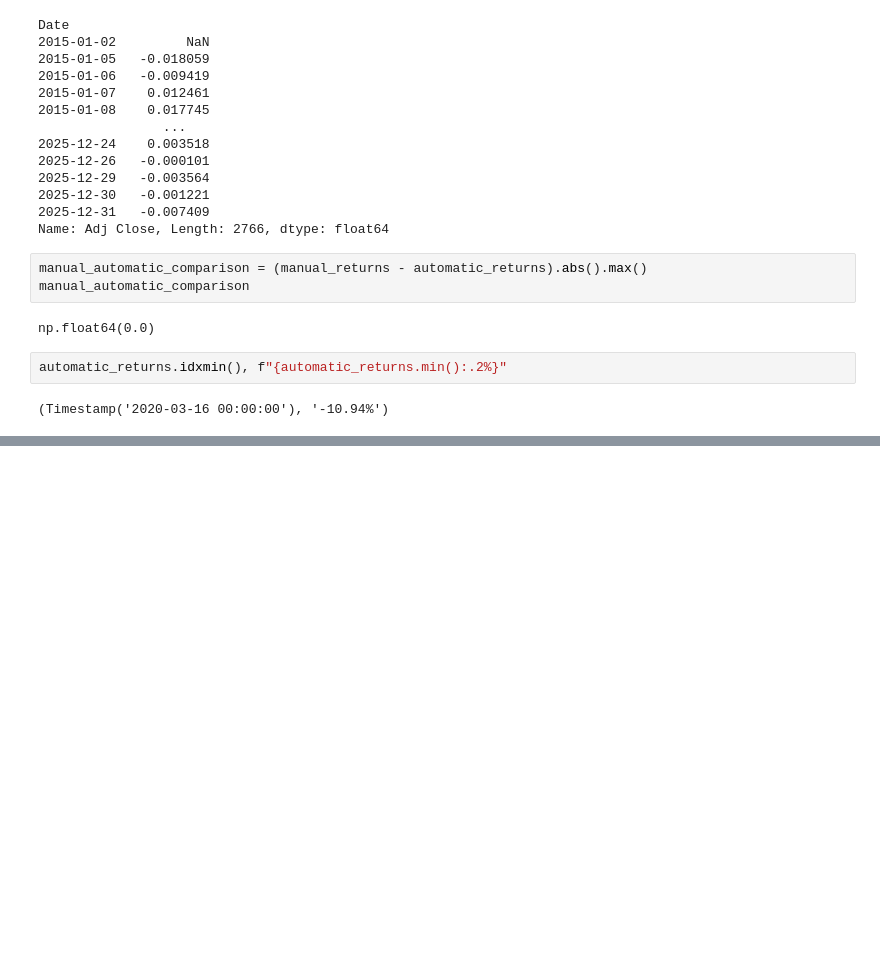
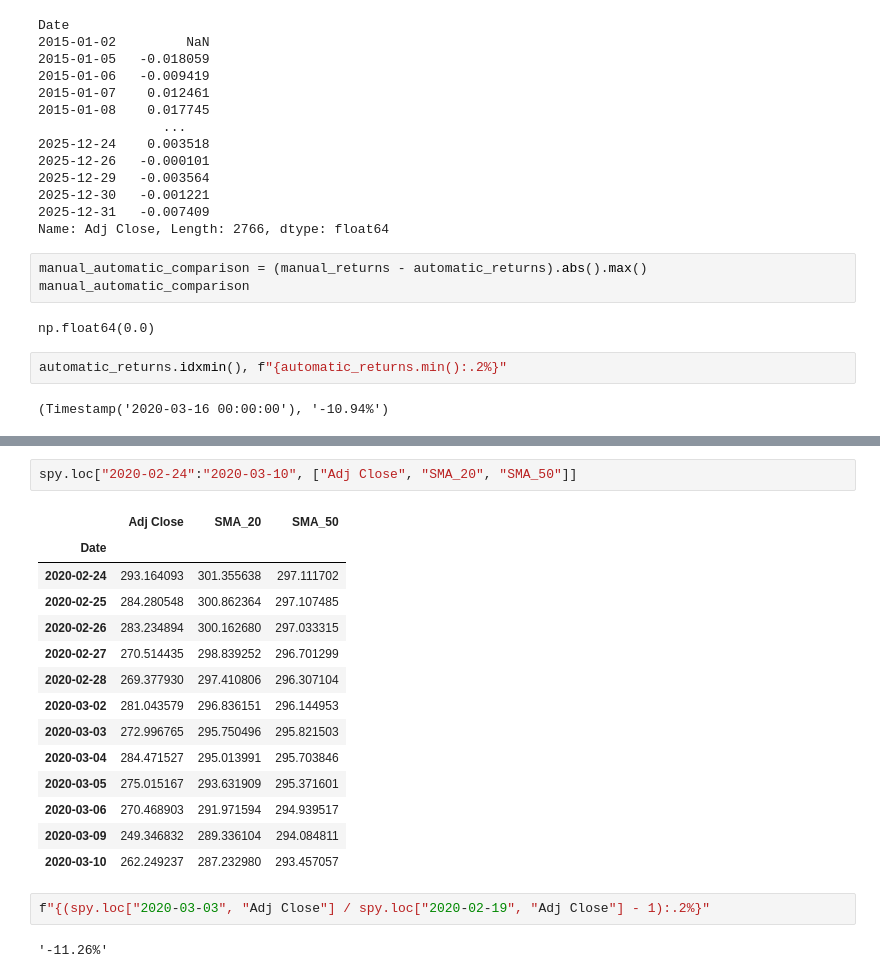
Before and after one commit to GHamilton04/backtester, a Jupyter notebook: notebooks/03_returns_and_averages.ipynb, the cells around one changed output, grey strips where cells are left out. Cells and saved outputs as stored; diff of their text form; blank space fills up the shorter version.

```diff
--- a/notebooks/03_returns_and_averages.ipynb
+++ b/notebooks/03_returns_and_averages.ipynb
@@ -199,0 +318,21 @@ automatic_returns.idxmin(), f"{automatic_returns.min():.2%}"
+# %%
+spy.loc["2020-02-24":"2020-03-10", ["Adj Close", "SMA_20", "SMA_50"]]
+# %% [output]
+|  | Adj Close | SMA_20 | SMA_50 |
+| Date |  |  |  |
+| 2020-02-24 | 293.164093 | 301.355638 | 297.111702 |
+| 2020-02-25 | 284.280548 | 300.862364 | 297.107485 |
+| 2020-02-26 | 283.234894 | 300.162680 | 297.033315 |
+| 2020-02-27 | 270.514435 | 298.839252 | 296.701299 |
+| 2020-02-28 | 269.377930 | 297.410806 | 296.307104 |
+| 2020-03-02 | 281.043579 | 296.836151 | 296.144953 |
+| 2020-03-03 | 272.996765 | 295.750496 | 295.821503 |
+| 2020-03-04 | 284.471527 | 295.013991 | 295.703846 |
+| 2020-03-05 | 275.015167 | 293.631909 | 295.371601 |
+| 2020-03-06 | 270.468903 | 291.971594 | 294.939517 |
+| 2020-03-09 | 249.346832 | 289.336104 | 294.084811 |
+| 2020-03-10 | 262.249237 | 287.232980 | 293.457057 |
+# %%
+f"{(spy.loc["2020-03-03", "Adj Close"] / spy.loc["2020-02-19", "Adj Close"] - 1):.2%}"
+# %% [output]
+'-11.26%'
```
Also changed, not shown: parts of 20 cells of this notebook.
